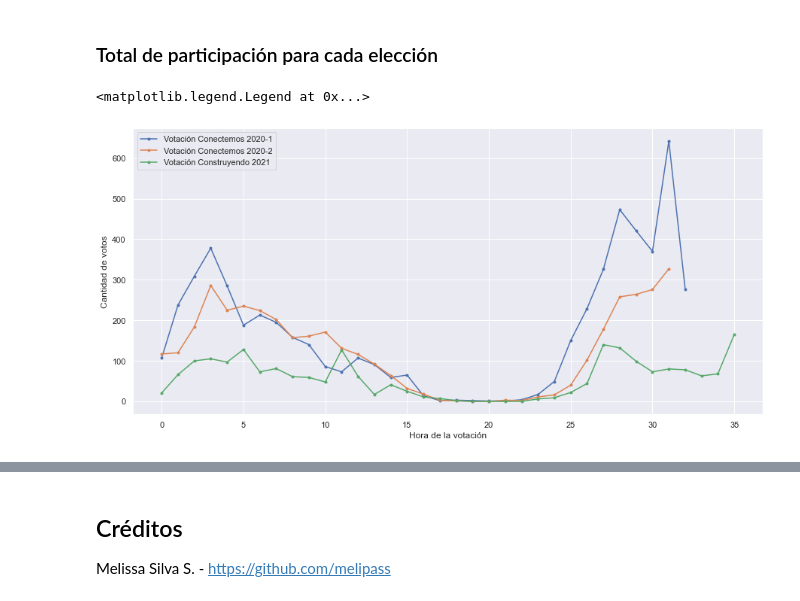
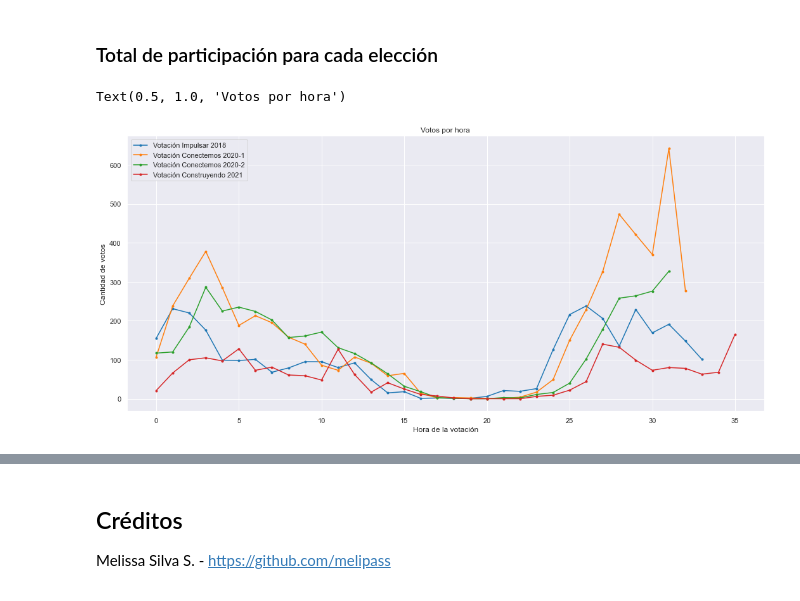
Before and after one commit to melipass/umayor-evoting-data, a Jupyter notebook: evoting.ipynb, the cells around one changed output, grey strips where cells are left out. Cells and saved outputs as stored; diff of their text form; code cells hidden in the pictures.

```diff
--- a/evoting.ipynb
+++ b/evoting.ipynb
@@ -26,10 +26,14 @@ def get_votes_by_hour(election_code: str):
 # %% [markdown]
 Cada votación tiene un código asignado y quedarán almacenados bajo el nombre de la lista de Mesa Directiva que estuvo postulando en ese momento. Este código debe ser ingresado en la solicitud a evoting para obtener los datos correspondientes.
 # %%
+
+impulsar_2018 = 'beZd3kuB'
 conectemos_2020_1 = 'u1iywcKL'
 conectemos_2020_2 = 'dbh0p9bZ'
 construyendo_2021 = 'xNUQ8wgx'
 
+program_0 = get_votes_by_program(impulsar_2018)
+hour_0 = get_votes_by_hour(impulsar_2018)
 program_1 = get_votes_by_program(conectemos_2020_1)
 hour_1 = get_votes_by_hour(conectemos_2020_1)
 program_2 = get_votes_by_program(conectemos_2020_2)
@@ -74,6 +78,8 @@ def create_dataframe_hour(input_json):
     df.style.set_precision(0)
     return df
 # %%
+df_program_0 = create_dataframe_program(program_0)
+df_hour_0 = create_dataframe_hour(hour_0)
 df_program_1 = create_dataframe_program(program_1)
 df_hour_1 = create_dataframe_hour(hour_1)
 df_program_2 = create_dataframe_program(program_2)
@@ -207,18 +247,21 @@ df_hour_3
 # %%
 import matplotlib.pyplot as plt
 import seaborn as sns
-sns.set(rc={'figure.figsize':(15,7)})
+sns.set(rc={'figure.figsize':(18,8)})
+sns.set_palette("tab10")
 # %% [markdown]
 ### Total de participación para cada elección
 # %%
-start, end = '0','35'
+start, end = '0', '35'
 fig, ax = plt.subplots()
+ax.plot(df_hour_0['Votos'], label='Votación Impulsar 2018', marker='.')
 ax.plot(df_hour_1['Votos'], label='Votación Conectemos 2020-1', marker='.')
 ax.plot(df_hour_2['Votos'], label='Votación Conectemos 2020-2', marker='.')
 ax.plot(df_hour_3['Votos'], label='Votación Construyendo 2021', marker='.')
 ax.set_xlabel('Hora de la votación')
 ax.set_ylabel('Cantidad de votos')
 ax.legend()
+ax.set_title('Votos por hora')
 # %% [output]
-<matplotlib.legend.Legend at 0x...>
+Text(0.5, 1.0, 'Votos por hora')
-[figure, old version]
+[figure, new version]
```
Also changed, not shown: parts of 4 cells of this notebook.
